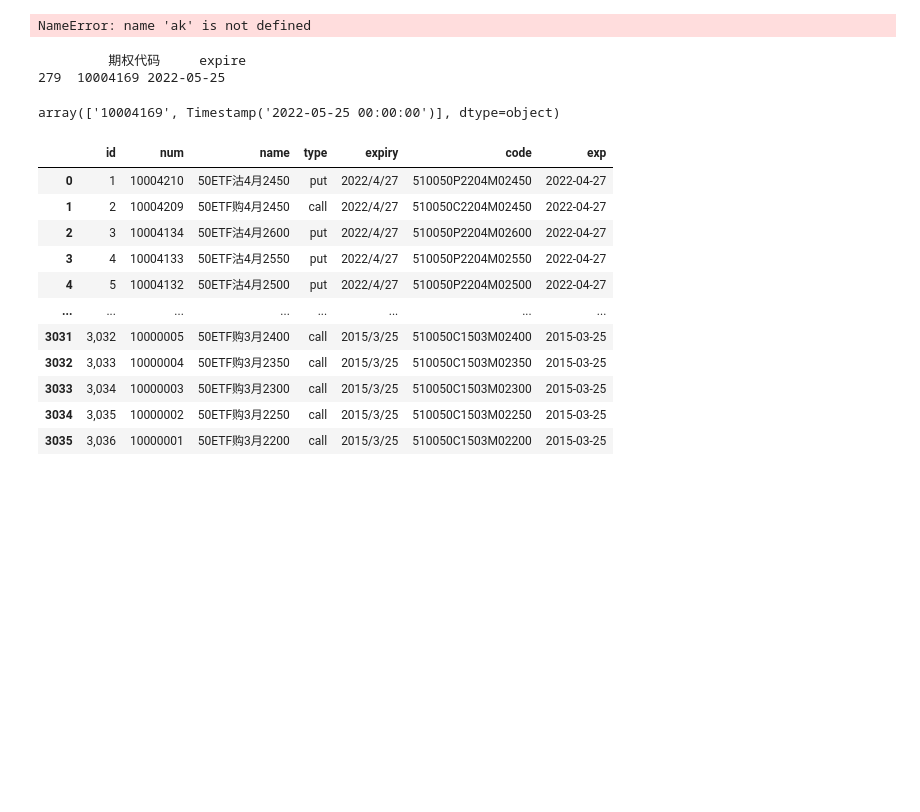
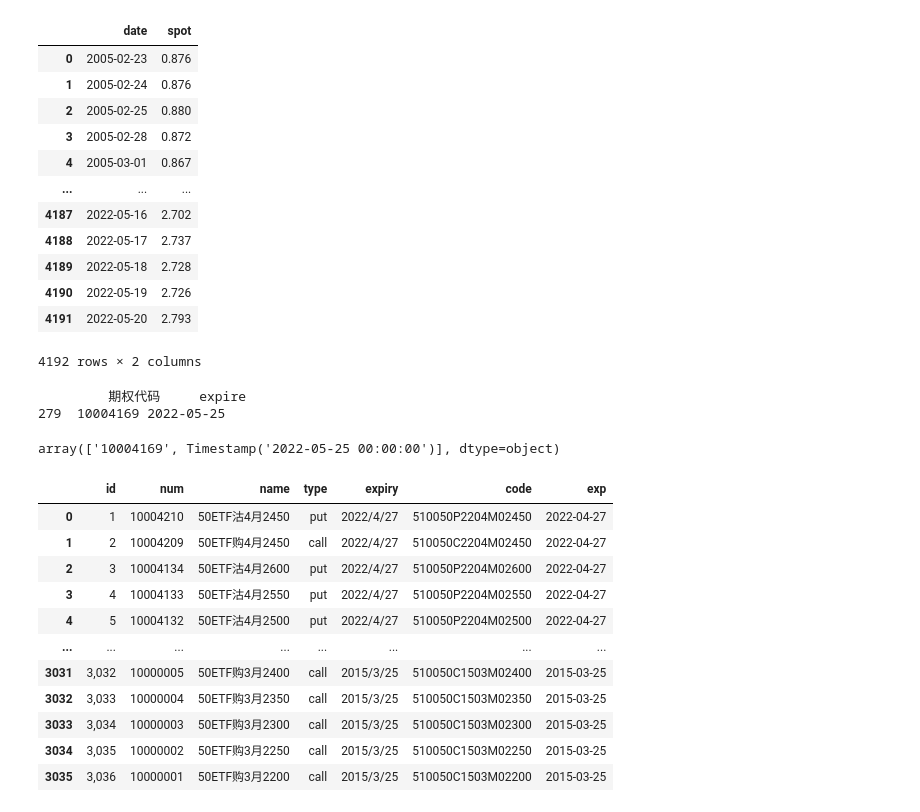
Before and after one commit to unixniu/pyOptions, a Jupyter notebook: hist.ipynb, the cells around one changed output. Cells and saved outputs as stored; diff of their text form; code cells hidden in the pictures; blank space fills up the shorter version.

```diff
--- a/hist.ipynb
+++ b/hist.ipynb
@@ -81,9 +81,22 @@ def put_iv(c, s, k, t, r=0.03, sigma_min=0.01, sigma_max=1.0, e=0.00001):
     return sigma_mid
 # %%
 from hist_analysis import History
+History.loaddata()
 History.spot_daily_df.reindex(columns=['date', 'close']).rename(columns={'close': 'spot'}, copy=False)
 # %% [output]
+|  | date | spot |
+| 0 | 2005-02-23 | 0.876 |
+| 1 | 2005-02-24 | 0.876 |
+| 2 | 2005-02-25 | 0.880 |
+| 3 | 2005-02-28 | 0.872 |
+| 4 | 2005-03-01 | 0.867 |
+| ... | ... | ... |
+| 4187 | 2022-05-16 | 2.702 |
+| 4188 | 2022-05-17 | 2.737 |
+| 4189 | 2022-05-18 | 2.728 |
+| 4190 | 2022-05-19 | 2.726 |
+| 4191 | 2022-05-20 | 2.793 |
-NameError: name 'ak' is not defined
+4192 rows × 2 columns
 # %%
 # get code from contract number, e.g. 510050C2109M03000 => 10003371.
 def get_code(contract):
```
Also changed, not shown: 6 other files.
